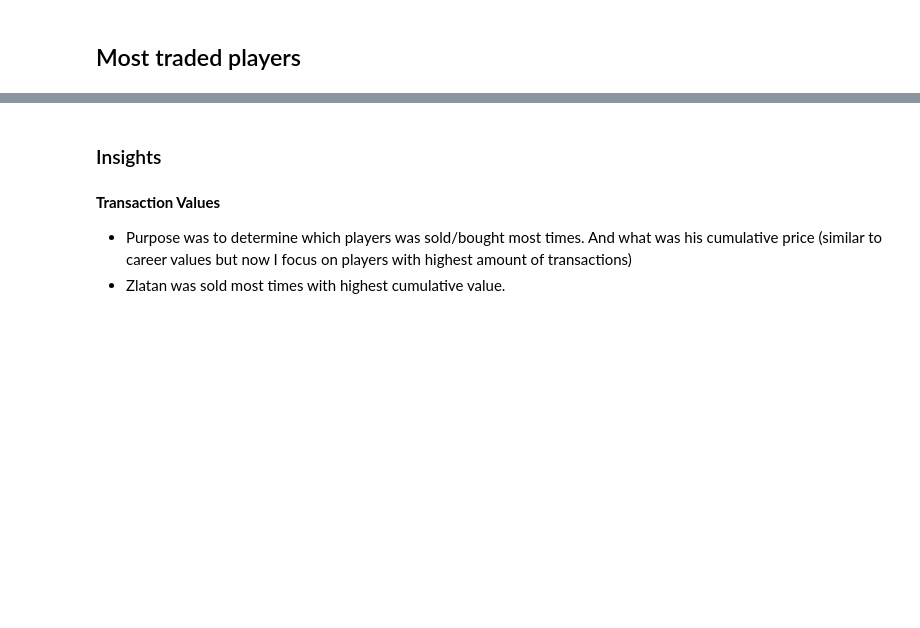
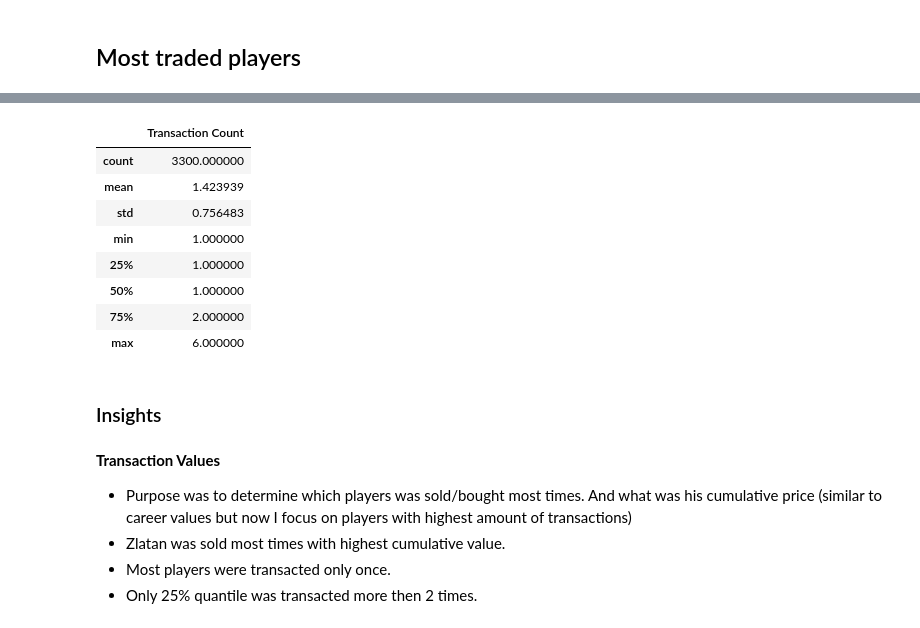
Before and after one commit to Tap4J/Csob, a Jupyter notebook: exploratory_analysis.ipynb, the cells around one changed output, grey strips where cells are left out. Cells and saved outputs as stored; diff of their text form; code cells hidden in the pictures; blank space fills up the shorter version.

```diff
--- a/exploratory_analysis.ipynb
+++ b/exploratory_analysis.ipynb
@@ -509,9 +514,23 @@ df_top_10_unique
 | 24 | Player_1547 | Dimitri Payet | Attacking Midfield | 28 | Marseille | Ligue 1 | West Ham | Premier League | ... |
 | 22 | Player_1576 | Thiago Neves | Attacking Midfield | 30 | Hilal | Professional League | Al-Jazira | UAE Gulf League | ... |
 | 25 | Player_1449 | Kevin-Prince Boateng | Central Midfield | 26 | AC Milan | Serie A | FC Schalke 04 | 1.Bundesliga | ... |
+# %%
+most_traded_players.describe()
+# %% [output]
+|  | Transaction Count |
+| count | 3300.000000 |
+| mean | 1.423939 |
+| std | 0.756483 |
+| min | 1.000000 |
+| 25% | 1.000000 |
+| 50% | 1.000000 |
+| 75% | 2.000000 |
+| max | 6.000000 |
 # %% [markdown]
 ### Insights
 # %% [markdown]
 **Transaction Values**
 - Purpose was to determine which players was sold/bought most times. And what was his cumulative price (similar to career values but now I focus on players with highest amount of transactions)
 - Zlatan was sold most times with highest cumulative value.
+- Most players were transacted only once.
+- Only 25% quantile was transacted more then 2 times.
```
Also changed, not shown: parts of 6 cells of this notebook, 1 other file.
